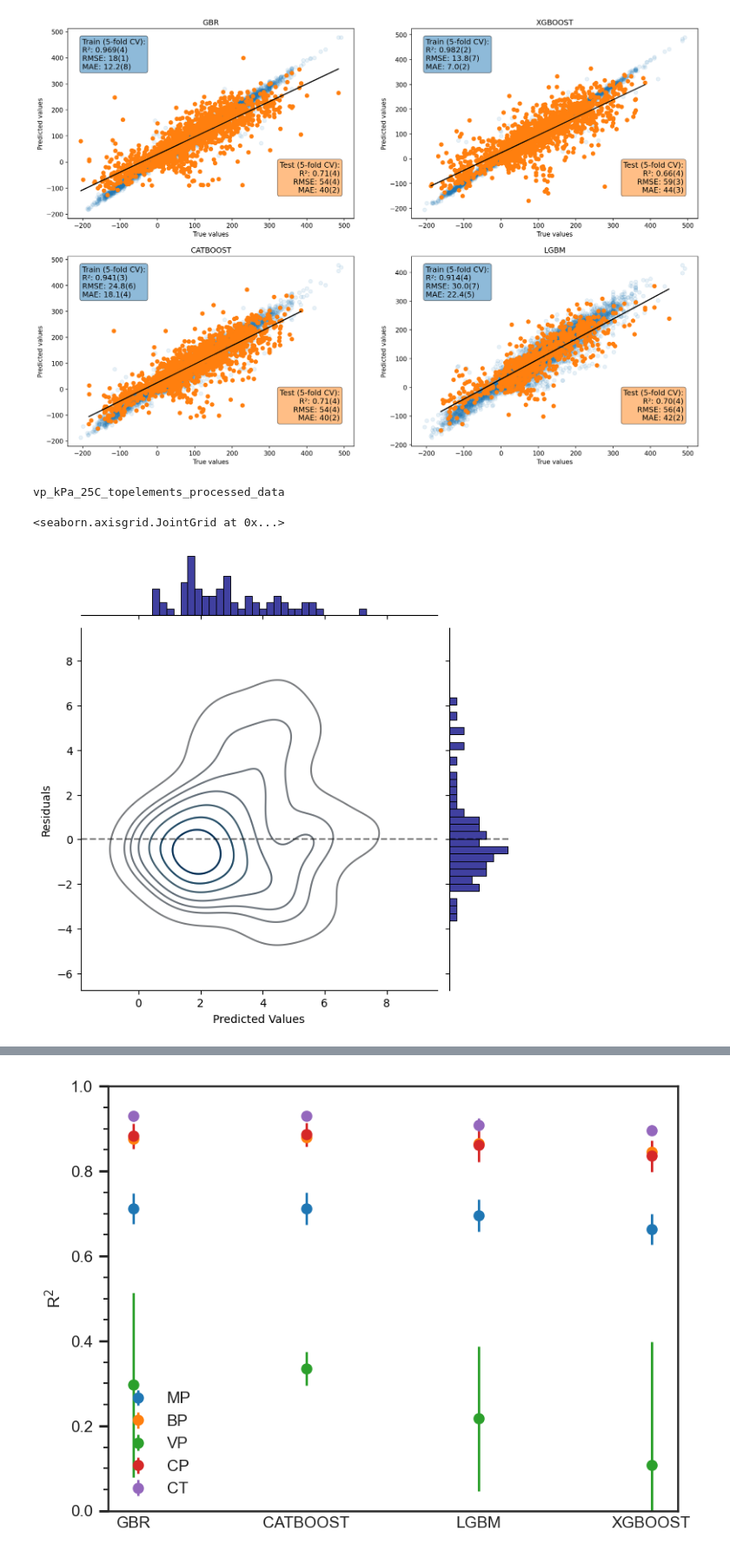
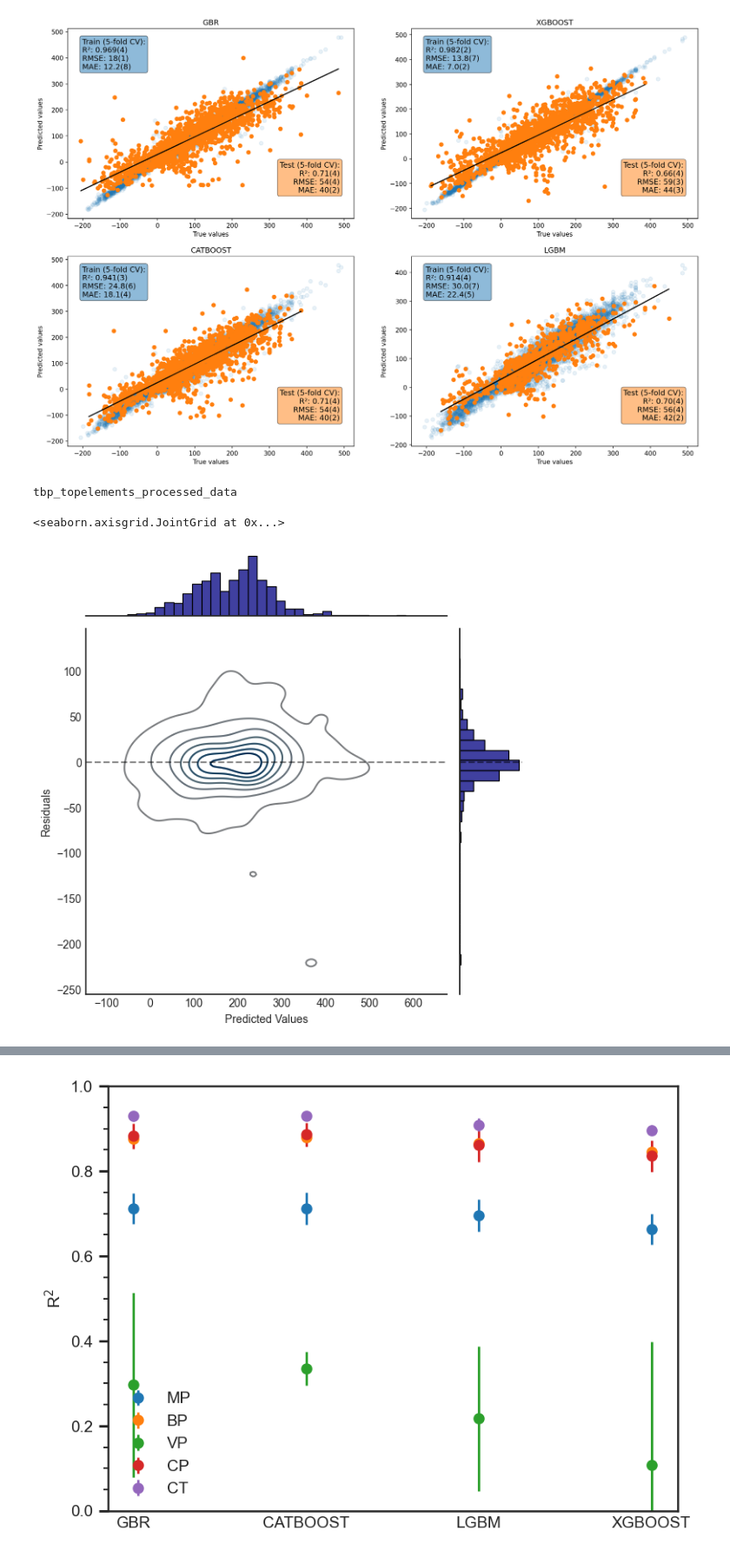
Before and after one commit to aravindhnivas/cxml_py, a Jupyter notebook: notebooks/plot_distributions.ipynb, the cells around one changed output, grey strips where cells are left out. Shown at 87% size. Drawn from its saved outputs; the diff is of its cells as text; code cells hidden in the pictures.

```diff
--- a/notebooks/plot_distributions.ipynb
+++ b/notebooks/plot_distributions.ipynb
@@ -212,8 +212,9 @@ axes: tuple[plt.Axes] = axes.flatten()
 # ind = 0
 # dir = processed_data_dirs[ind]
 
+models = ['gbr', 'xgboost', 'catboost', 'lgbm']
 for ind, dir in enumerate(processed_data_dirs):
-    for i, model in enumerate(['gbr', 'xgboost', 'catboost', 'lgbm']):
+    for i, model in enumerate(models):
         ax = axes[ind * 4 + i]
         embeddings = 'mol2vec_embeddings'
         method = 'default'
@@ -262,10 +263,12 @@ for ind, dir in enumerate(processed_data_dirs):
         # plot an ideal line
         ax.plot(y_true_test, y_true_test, color="k")
 
-        if i == 0:
-            ax.set_ylabel(titles[ind])
+        if i == len(models) - 1:
+            ax.set_ylabel(titles[ind], fontsize=14)
+            # set y-label on right side
+            ax.yaxis.set_label_position("right")
         if ind == 0:
-            ax.set_title(model.upper())
+            ax.set_title(model.upper(), fontsize=14)
 
 
         textstr_test = "\n".join(
@@ -292,7 +295,7 @@ for ind, dir in enumerate(processed_data_dirs):
         ax.tick_params(width=1, length=3, which='minor')
 
 fig.text(0.5, 0.08, 'Experimental values', ha='center', va='center', fontsize=14)
-fig.text(0.08, 0.5, 'Predicted values', ha='center', va='center', rotation='vertical', fontsize=14)
+fig.text(0.1, 0.5, 'Predicted values', ha='center', va='center', rotation='vertical', fontsize=14)
 fig.savefig(plots_dir / 'model_predictions.pdf', dpi=150, bbox_inches='tight')
 plt.show()
 plt.tight_layout(rect=[0.05, 0.05, 1, 0.95])
@@ -419,7 +422,6 @@ tmpC_topelements_processed_data catboost mol2vec_embeddings default
 tmpC_topelements_processed_data lgbm mol2vec_embeddings default
 [figure]
 # %%
-
 # Create the joint plot
 def create_residual_joint_plot(y_true, y_pred):
     # Calculate residuals
@@ -455,40 +457,33 @@ def create_residual_joint_plot(y_true, y_pred):
 
     # Add contour lines
     sns.kdeplot(x=y_pred, y=residuals, ax=g.ax_joint,
                 levels=8, color='black', alpha=0.5)
 
     # Add y=0 horizontal line
     g.ax_joint.axhline(y=0, color='black', linestyle='--', alpha=0.5)
 
     return g
 
-ind = 2
+ind = 1
 dir = processed_data_dirs[ind]
 print(dir.name)
 model = 'catboost'
 embeddings = 'mol2vec_embeddings'
 method = 'default'
 # method = 'best_model'
 if model == 'gbr':
     method = 'best_model'
 pre_trained_filename = f'{model}_{embeddings}_pretrained_model_{method}'
 loc = dir / f'pretrained_models/{model}/{embeddings}/{method}/'
 datfile = loc / f'{pre_trained_filename}.dat.json'
 
 data = json.load(open(datfile, 'r'))
 y_true_test = data["test"]["y_true"]
 y_pred_test = data["test"]["y_pred"]
 y_linear_fit_test = data["test"]["y_linear_fit"]
 
-y_true_train = data["train"]["y_true"]
-y_pred_train = data["train"]["y_pred"]
-
-# Example usage
-# y_true = your actual values
-# y_pred = your predicted values
 create_residual_joint_plot(y_true_test, y_pred_test)
-# create_residual_joint_plot(y_true_test, y_pred_test)
 # %% [output]
-vp_kPa_25C_topelements_processed_data
+tbp_topelements_processed_data
 <seaborn.axisgrid.JointGrid at 0x...>
-[figure, old version]
+[figure, new version]
```
Also changed, not shown: parts of 2 cells of this notebook.
